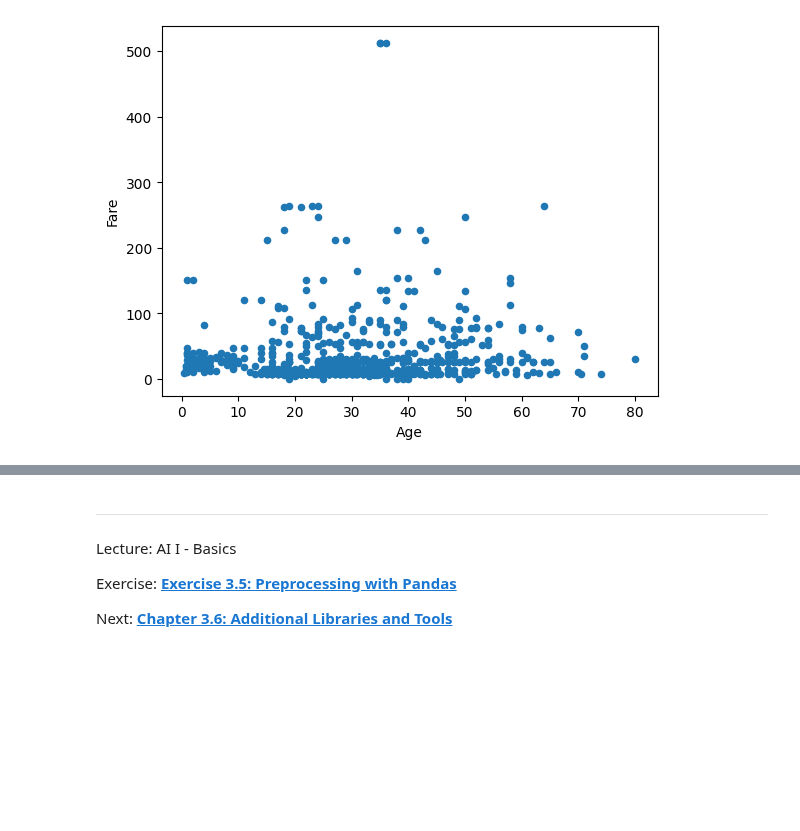
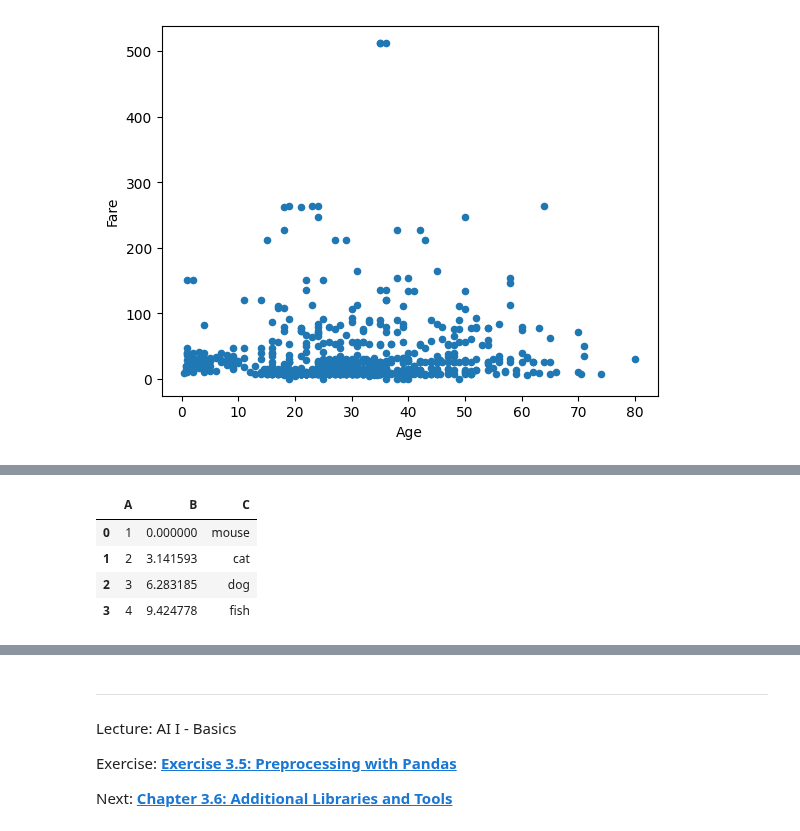
Before and after one commit to iLuckyW/lecture-ai-basics, a Jupyter notebook: chapter/03_data/05_preprocessing.ipynb, the cells around one changed output, grey strips where cells are left out. Saved outputs shown, nothing was run; the diff lists cells and outputs as text; code cells hidden in the pictures; blank space fills up the shorter version.

```diff
--- a/chapter/03_data/05_preprocessing.ipynb
+++ b/chapter/03_data/05_preprocessing.ipynb
@@ -1045,0 +1055,13 @@ titanic[['Age', 'Fare']].plot(kind='scatter', x='Age', y='Fare')
+# %%
+df1 = pd.DataFrame({
+    'A': [1, 2, 3, 4],
+    'B': [0, np.pi, 2 * np.pi, 3 * np.pi],
+    'C': ['mouse', 'cat', 'dog', 'fish']
+})
+df1
+# %% [output]
+|  | A | B | C |
+| 0 | 1 | 0.000000 | mouse |
+| 1 | 2 | 3.141593 | cat |
+| 2 | 3 | 6.283185 | dog |
+| 3 | 4 | 9.424778 | fish |
```
Also changed, not shown: parts of 18 cells of this notebook.
